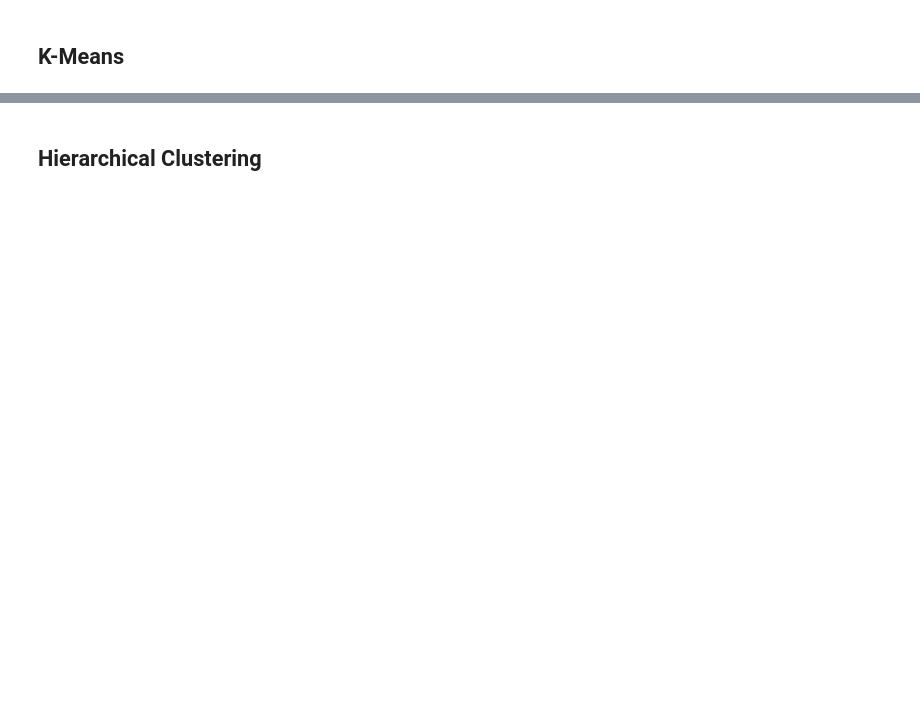
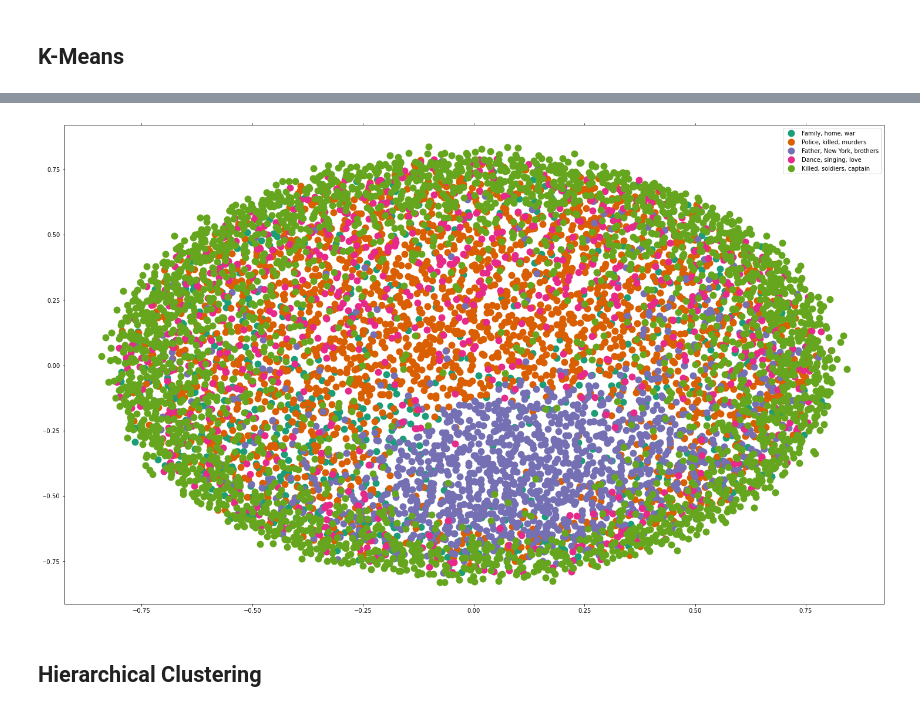
Before and after one commit to Tiezheng/Capstone-Project, a Jupyter notebook: notebooks/Part_3_Clustering.ipynb, the cells around one changed output, grey strips where cells are left out. Drawn from its saved outputs; the diff is of its cells as text; code cells hidden in the pictures; blank space fills up the shorter version.

```diff
--- a/notebooks/Part_3_Clustering.ipynb
+++ b/notebooks/Part_3_Clustering.ipynb
@@ -140,13 +150,13 @@ for i in range(num_clusters):
     print("Cluster %d words:" % i, end='')
 
     for ind in order_centroids[i, :6]: #replace 6 with n words per cluster
-        print(' %s' % vocab_frame.iloc[terms[ind].split(' ')].values.tolist()[0][0].encode('utf-8', 'ignore'), end=',')
+        print(' %s' % vocab_frame.loc[terms[ind].split(' ')].values.tolist()[0][0].encode('utf-8', 'ignore'), end=',')
     print() #add whitespace
     print() #add whitespace
 
-    print("Cluster %d condition:" % i, end='')
-    for title in frame.iloc[i]['title'].values.tolist():
-        print(' %s,' % title, end='')
+    print("Cluster %d titles:" % i, end='')
+    for condition in frame.loc[i]['condition'].values.tolist():
+        print(' %s,' % condition, end='')
     print() #add whitespace
     print() #add whitespace
 
@@ -154,0 +203,54 @@ print()
+# %%
+
+#set up colors per clusters using a dict
+cluster_colors = {0: '#1b9e77', 1: '#d95f02', 2: '#7570b3', 3: '#e7298a', 4: '#66a61e'}
+
+#set up cluster names using a dict
+cluster_names = {0: 'Family, home, war',
+                 1: 'Police, killed, murders',
+                 2: 'Father, New York, brothers',
+                 3: 'Dance, singing, love',
+                 4: 'Killed, soldiers, captain'}
+# %%
+#create data frame that has the result of the MDS plus the cluster numbers and titles
+df = pd.DataFrame(dict(x=xs, y=ys, label=clusters, title=condition))
+
+#group by cluster
+groups = df.groupby('label')
+
+
+# set up plot
+fig, ax = plt.subplots(figsize=(25, 15)) # set size
+ax.margins(0.05) # Optional, just adds 5% padding to the autoscaling
+
+#iterate through groups to layer the plot
+#note that I use the cluster_name and cluster_color dicts with the 'name' lookup to return the appropriate color/label
+for name, group in groups:
+    ax.plot(group.x, group.y, marker='o', linestyle='', ms=12,
+            label=cluster_names[name], color=cluster_colors[name],
+            mec='none')
+    ax.set_aspect('auto')
+    ax.tick_params(\
+        axis= 'x',          # changes apply to the x-axis
+        which='both',      # both major and minor ticks are affected
+        bottom='off',      # ticks along the bottom edge are off
+        top='off',         # ticks along the top edge are off
+        labelbottom='off')
+    ax.tick_params(\
+        axis= 'y',         # changes apply to the y-axis
+        which='both',      # both major and minor ticks are affected
+        left='off',      # ticks along the bottom edge are off
+        top='off',         # ticks along the top edge are off
+        labelleft='off')
+
+ax.legend(numpoints=1)  #show legend with only 1 point
+
+#add label in x,y position with the label as the film title
+#for i in range(len(df)):
+    #ax.text(df.loc[i]['x'], df.loc[i]['y'], df.loc[i]['title'], size=8)
+
+
+
+plt.show() #show the plot
+# %% [output]
+[figure, added]
```
Also changed, not shown: parts of 11 cells of this notebook, 2 other files.
